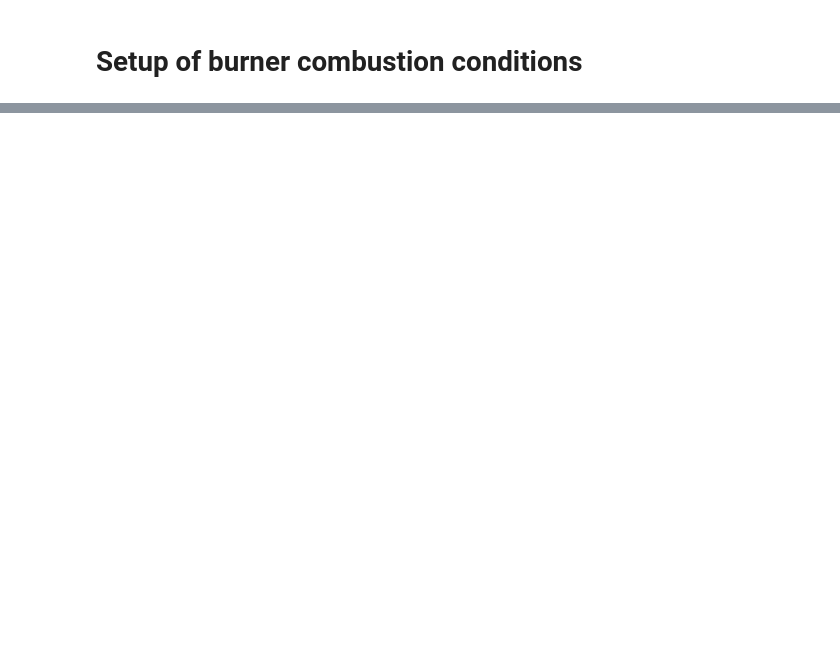
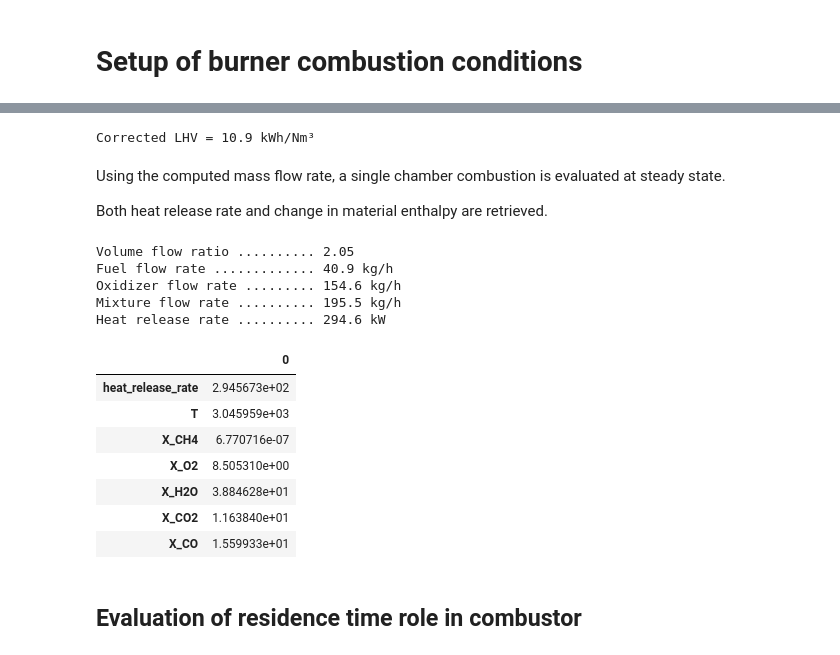
Before and after one commit to ILovewindows-oss/learning-scientific-computing, a Jupyter notebook: numerical-notebooks/015-Methane-Combustion-Comparison.ipynb, the cells around one changed output, grey strips where cells are left out. Saved outputs shown, nothing was run; the diff lists cells and outputs as text; code cells hidden in the pictures; blank space fills up the shorter version.

```diff
--- a/numerical-notebooks/015-Methane-Combustion-Comparison.ipynb
+++ b/numerical-notebooks/015-Methane-Combustion-Comparison.ipynb
@@ -158,0 +52,7 @@ comb = test_2s_ch4_bfer()
+# %%
+# fuel, oxid = nbu.get_chemistry_set("pure_methane", "air")
+# fuel, oxid = nbu.get_chemistry_set("pure_methane", "pure_oxygen")
+# fuel, oxid = nbu.get_chemistry_set("natural_gas_basic", "pure_oxygen")
+# fuel, oxid = nbu.get_chemistry_set("natural_gas_real", "air")
+fuel, oxid = nbu.get_chemistry_set("natural_gas_real", "pure_oxygen_humid")
+fuel, oxid
@@ -158,0 +84,59 @@ comb = test_2s_ch4_bfer()
+# %%
+fcalc = BurnerFlowRatesCalculator(mech)
+fcalc.set_states(phi, fuel, oxid, basis="mole")
+
+# fuel_ndot, oxid_ndot = fcalc.get_mole_flow_from_fuel_flow(1.0)
+fuel_ndot, oxid_ndot = fcalc.get_mole_flow_rates(hdot, method="LHV")
+fuel_mdot, oxid_mdot = fcalc.mole_to_mass_flow(fuel_ndot, oxid_ndot)
+
+vol_flow_ratio = oxid_ndot / fuel_ndot
+mixt_mdot = fuel_mdot + oxid_mdot
+# %% [output]
+Corrected LHV = 10.9 kWh/Nm³
+# %% [markdown]
+Using the computed mass flow rate, a single chamber combustion is evaluated at steady state.
+
+Both heat release rate and change in material enthalpy are retrieved.
+# %%
+comb = CombustorPSR(mech)
+comb.set_states(phi, fuel, oxid, basis="mole")
+comb.simulate_with_mass_flow(mixt_mdot)
+
+rdot = comb.states.heat_release_rate[0] / 1000
+
+print(f"""
+Volume flow ratio .......... {vol_flow_ratio:.2f}
+Fuel flow rate ............. {fuel_mdot*3600:.1f} kg/h
+Oxidizer flow rate ......... {oxid_mdot*3600:.1f} kg/h
+Mixture flow rate .......... {mixt_mdot*3600:.1f} kg/h
+Heat release rate .......... {rdot:.1f} kW
+""")
+# %% [output]
+Volume flow ratio .......... 2.05
+Fuel flow rate ............. 40.9 kg/h
+Oxidizer flow rate ......... 154.6 kg/h
+Mixture flow rate .......... 195.5 kg/h
+Heat release rate .......... 294.6 kW
+# %%
+show_species = ["CH4", "O2", "H2O", "CO2", "CO"]
+show_species = [f"X_{s}" for s in show_species]
+
+quantities = ["heat_release_rate", "T", "X"]
+where = [*quantities[:2], *show_species]
+
+df = comb.states.to_pandas(quantities).T.loc[where]
+df.loc[show_species] *= 100
+df.loc["heat_release_rate"] /= 1000
+
+df
+# %% [output]
+|  | 0 |
+| heat_release_rate | 2.945673e+02 |
+| T | 3.045959e+03 |
+| X_CH4 | 6.770716e-07 |
+| X_O2 | 8.505310e+00 |
+| X_H2O | 3.884628e+01 |
+| X_CO2 | 1.163840e+01 |
+| X_CO | 1.559933e+01 |
+# %% [markdown]
+## Evaluation of residence time role in combustor
```
Also changed, not shown: parts of 26 cells of this notebook, 2 other files.
